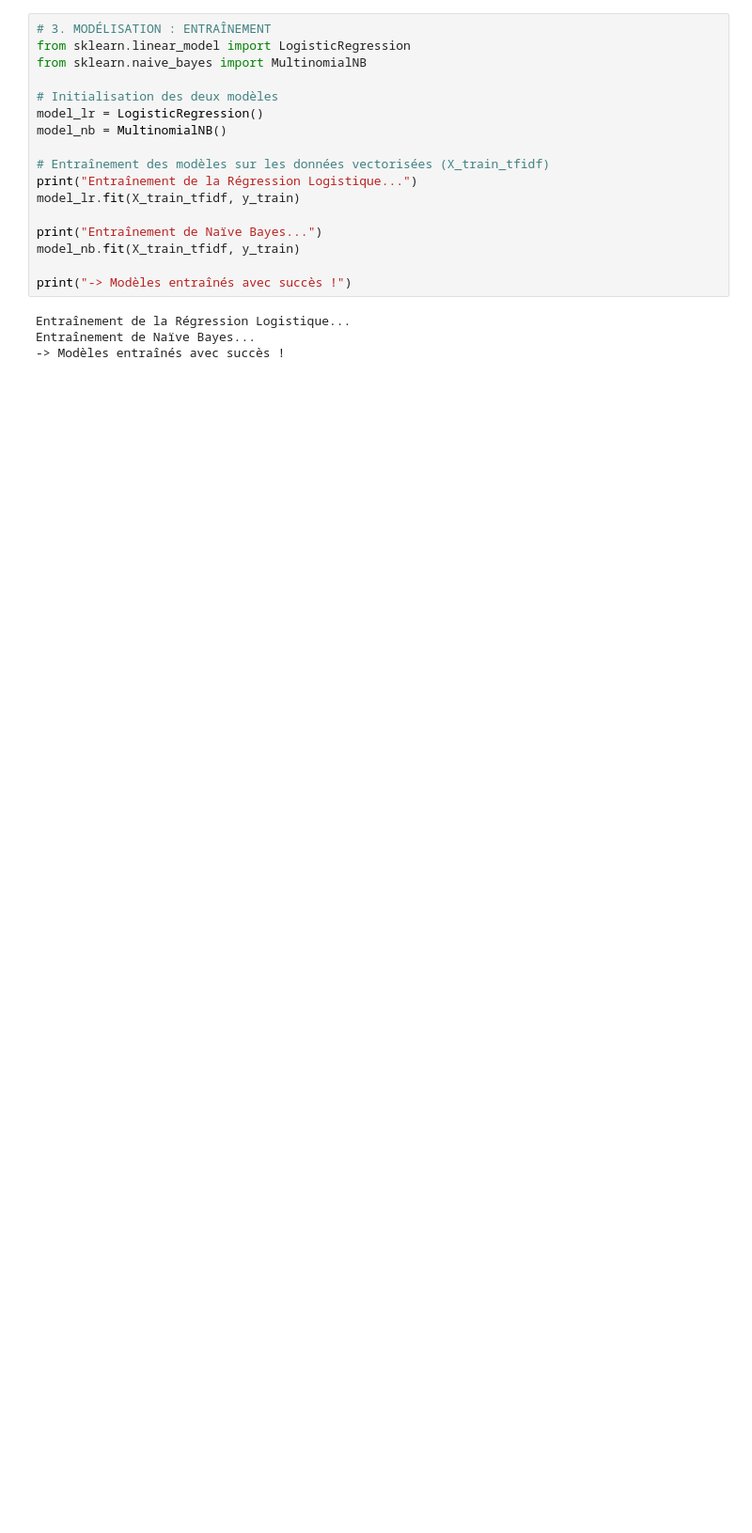
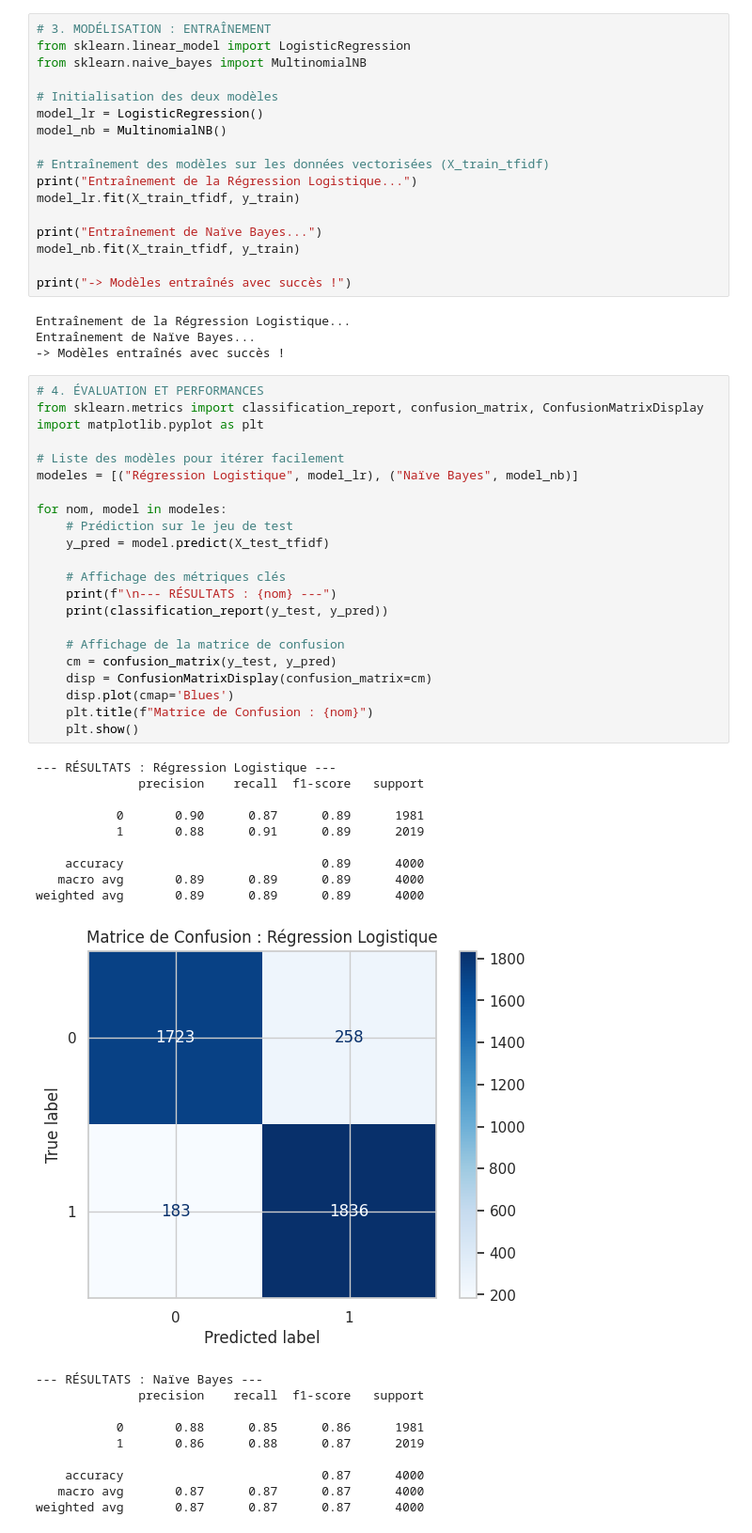
Before and after one commit to pmlade23-droid/Analyse-Sentiment-IMDb., a Jupyter notebook: projet.ipynb, the cells around one changed output. Shown at 94% size. Drawn from its saved outputs; the diff is of its cells as text; blank space fills up the shorter version.

```diff
--- a/projet.ipynb
+++ b/projet.ipynb
@@ -344,3 +344,45 @@ print("-> Modèles entraînés avec succès !")
 Entraînement de la Régression Logistique...
 Entraînement de Naïve Bayes...
 -> Modèles entraînés avec succès !
+# %%
+# 4. ÉVALUATION ET PERFORMANCES
+from sklearn.metrics import classification_report, confusion_matrix, ConfusionMatrixDisplay
+import matplotlib.pyplot as plt
+
+# Liste des modèles pour itérer facilement
+modeles = [("Régression Logistique", model_lr), ("Naïve Bayes", model_nb)]
+
+for nom, model in modeles:
+    # Prédiction sur le jeu de test
+    y_pred = model.predict(X_test_tfidf)
+
+    # Affichage des métriques clés
+    print(f"\n--- RÉSULTATS : {nom} ---")
+    print(classification_report(y_test, y_pred))
+
+    # Affichage de la matrice de confusion
+    cm = confusion_matrix(y_test, y_pred)
+    disp = ConfusionMatrixDisplay(confusion_matrix=cm)
+    disp.plot(cmap='Blues')
+    plt.title(f"Matrice de Confusion : {nom}")
+    plt.show()
+# %% [output]
+--- RÉSULTATS : Régression Logistique ---
+              precision    recall  f1-score   support
+
+           0       0.90      0.87      0.89      1981
+           1       0.88      0.91      0.89      2019
+
+    accuracy                           0.89      4000
+   macro avg       0.89      0.89      0.89      4000
+weighted avg       0.89      0.89      0.89      4000
+[figure, added]
+--- RÉSULTATS : Naïve Bayes ---
+              precision    recall  f1-score   support
+
+           0       0.88      0.85      0.86      1981
+           1       0.86      0.88      0.87      2019
+
+    accuracy                           0.87      4000
+   macro avg       0.87      0.87      0.87      4000
+weighted avg       0.87      0.87      0.87      4000
```
Also changed, not shown: parts of 2 cells of this notebook.
